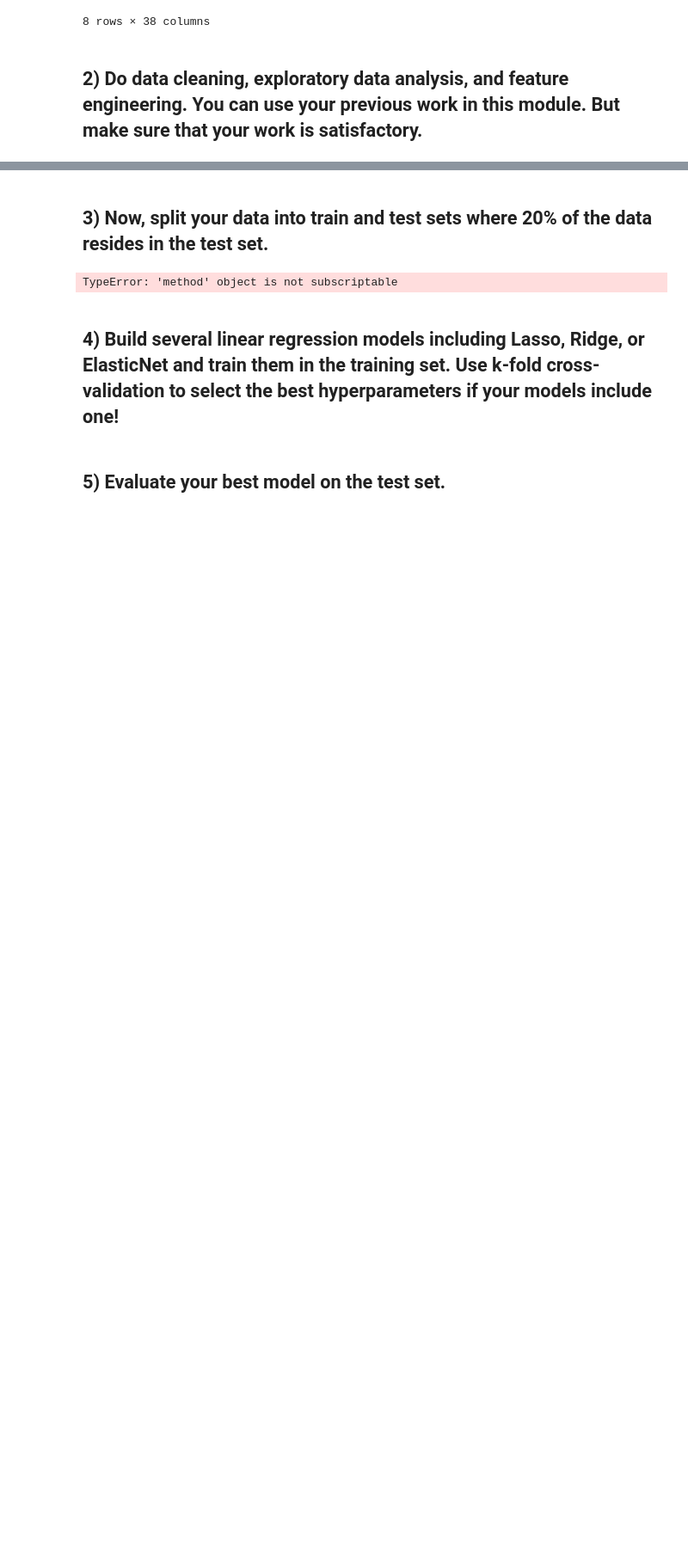
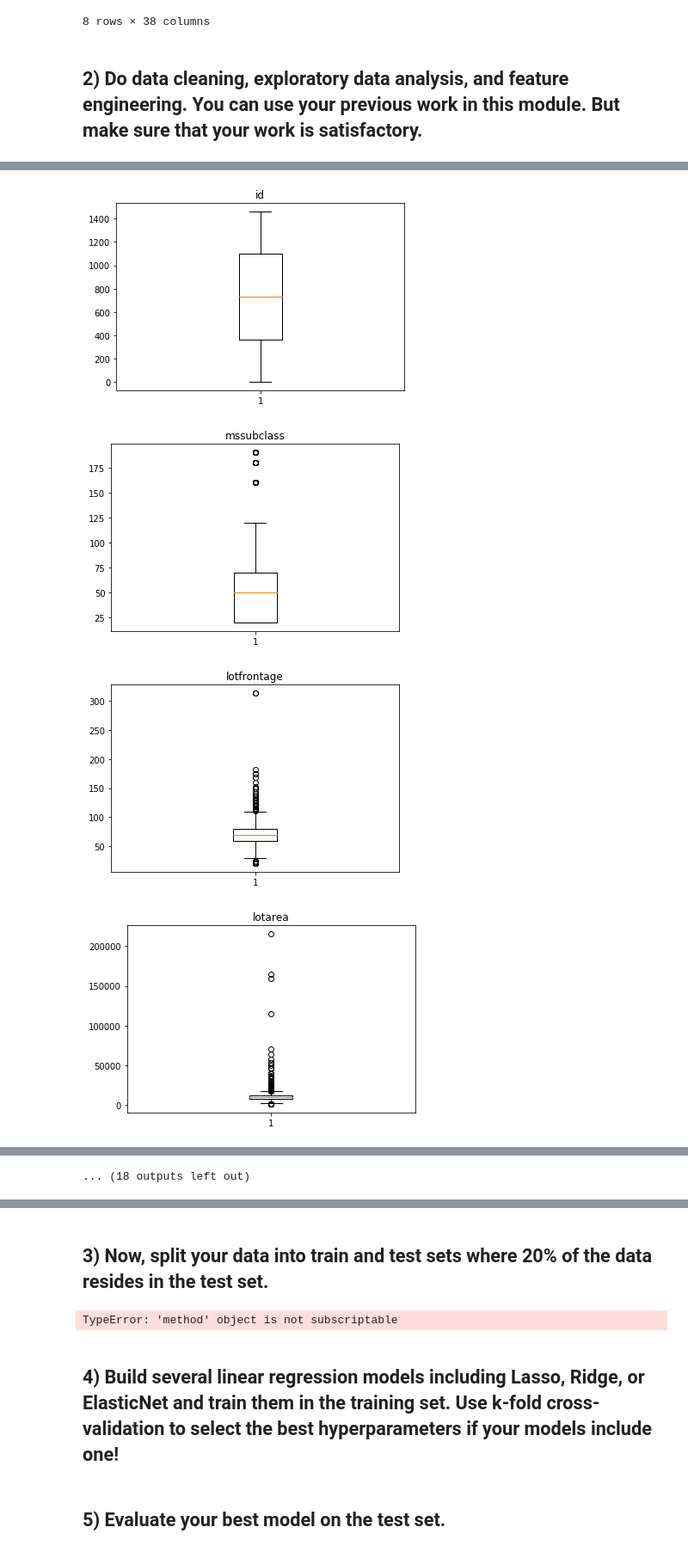
Before and after one commit to ssmcnatt/assignments, a Jupyter notebook: regression-problem-challenge.ipynb, the cells around one changed output, grey strips where cells are left out. Shown at 86% size. Cells and saved outputs as stored; diff of their text form; code cells hidden in the pictures; blank space fills up the shorter version.

```diff
--- a/regression-problem-challenge.ipynb
+++ b/regression-problem-challenge.ipynb
@@ -272,0 +265,11 @@ array([1, 0], dtype=uint8)
+# %%
+cols = numeric_df.columns
+for col in cols:
+    plt.boxplot(house_df[col])
+    plt.title(col)
+    plt.show()
+# %% [output]
+[figure, added]
+[figure, added]
+[figure, added]
+[figure, added]
@@ -272,0 +284 @@ array([1, 0], dtype=uint8)
+... (18 outputs left out)
```
Also changed, not shown: parts of 42 cells of this notebook, 1 other file.
